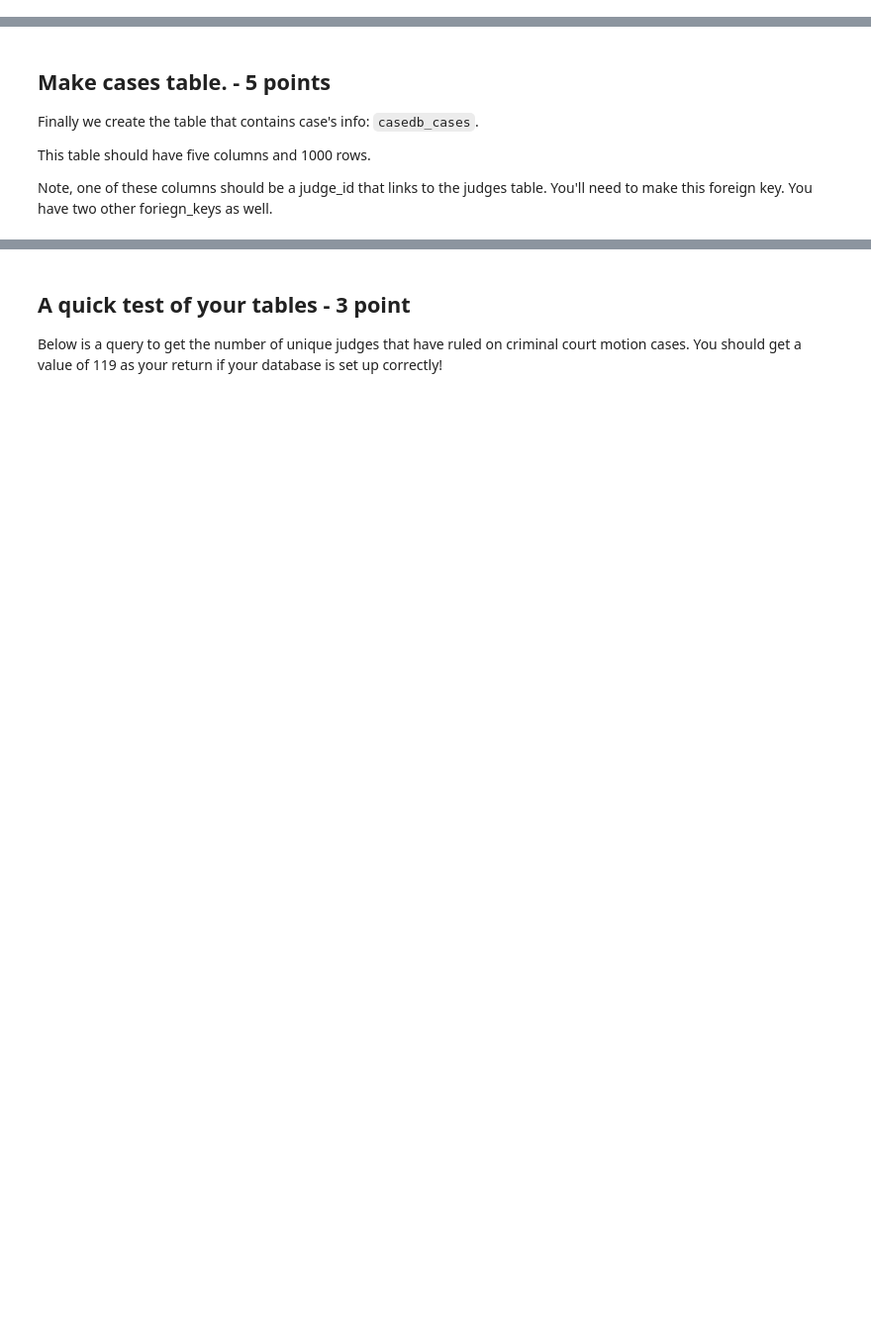
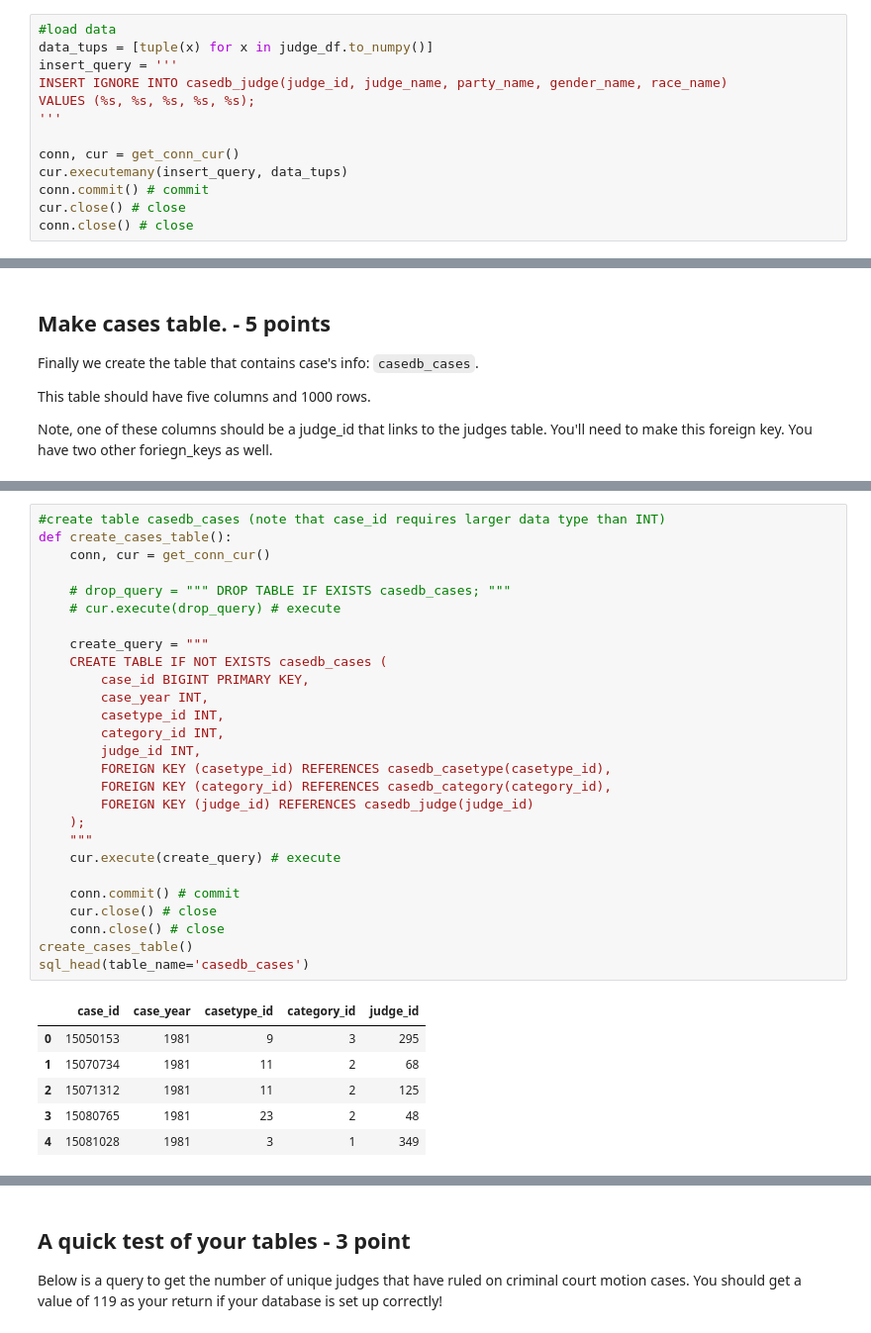
Before and after one commit to CougarBellinger/ISTA-322-FA24, a Jupyter notebook: Classwork/Homework/DE_HW5_cougar_bellinger.ipynb, the cells around one changed output, grey strips where cells are left out. Shown at 99% size. Cells and saved outputs as stored; diff of their text form; blank space fills up the shorter version.

```diff
--- a/Classwork/Homework/DE_HW5_cougar_bellinger.ipynb
+++ b/Classwork/Homework/DE_HW5_cougar_bellinger.ipynb
@@ -121,3 +333,16 @@ After you make the dataset go and push to a SQL table called 'judges'.
+# %%
+#load data
+data_tups = [tuple(x) for x in judge_df.to_numpy()]
+insert_query = '''
+INSERT IGNORE INTO casedb_judge(judge_id, judge_name, party_name, gender_name, race_name)
+VALUES (%s, %s, %s, %s, %s);
+'''
+
+conn, cur = get_conn_cur()
+cur.executemany(insert_query, data_tups)
+conn.commit() # commit
+cur.close() # close
+conn.close() # close
 # %%
 #TEST
 run_query("SELECT COUNT(*) FROM casedb_judge")
@@ -140,0 +373,34 @@ Note, one of these columns should be a judge_id that links to the judges table.
+# %%
+#create table casedb_cases (note that case_id requires larger data type than INT)
+def create_cases_table():
+    conn, cur = get_conn_cur()
+
+    # drop_query = """ DROP TABLE IF EXISTS casedb_cases; """
+    # cur.execute(drop_query) # execute
+
+    create_query = """
+    CREATE TABLE IF NOT EXISTS casedb_cases (
+        case_id BIGINT PRIMARY KEY,
+        case_year INT,
+        casetype_id INT,
+        category_id INT,
+        judge_id INT,
+        FOREIGN KEY (casetype_id) REFERENCES casedb_casetype(casetype_id),
+        FOREIGN KEY (category_id) REFERENCES casedb_category(category_id),
+        FOREIGN KEY (judge_id) REFERENCES casedb_judge(judge_id)
+    );
+    """
+    cur.execute(create_query) # execute
+
+    conn.commit() # commit
+    cur.close() # close
+    conn.close() # close
+create_cases_table()
+sql_head(table_name='casedb_cases')
+# %% [output]
+|  | case_id | case_year | casetype_id | category_id | judge_id |
+| 0 | 15050153 | 1981 | 9 | 3 | 295 |
+| 1 | 15070734 | 1981 | 11 | 2 | 68 |
+| 2 | 15071312 | 1981 | 11 | 2 | 125 |
+| 3 | 15080765 | 1981 | 23 | 2 | 48 |
+| 4 | 15081028 | 1981 | 3 | 1 | 349 |
```
Also changed, not shown: parts of 46 cells of this notebook, 12 other files.
